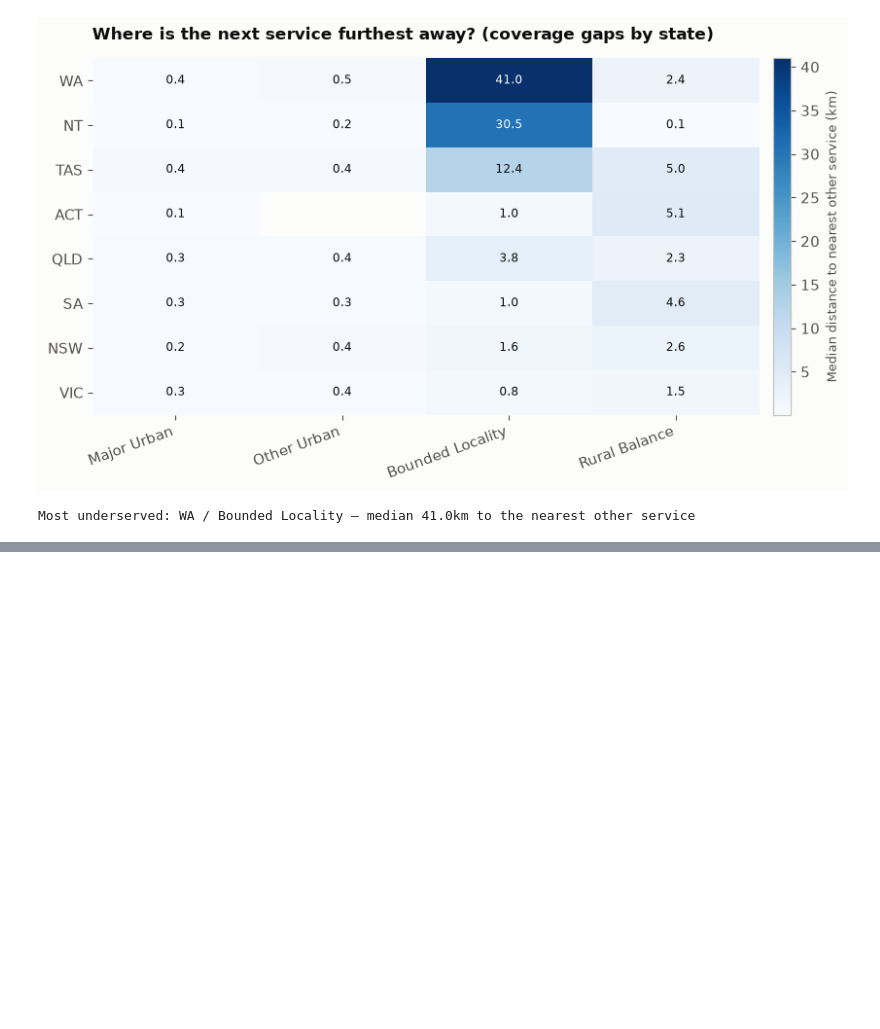
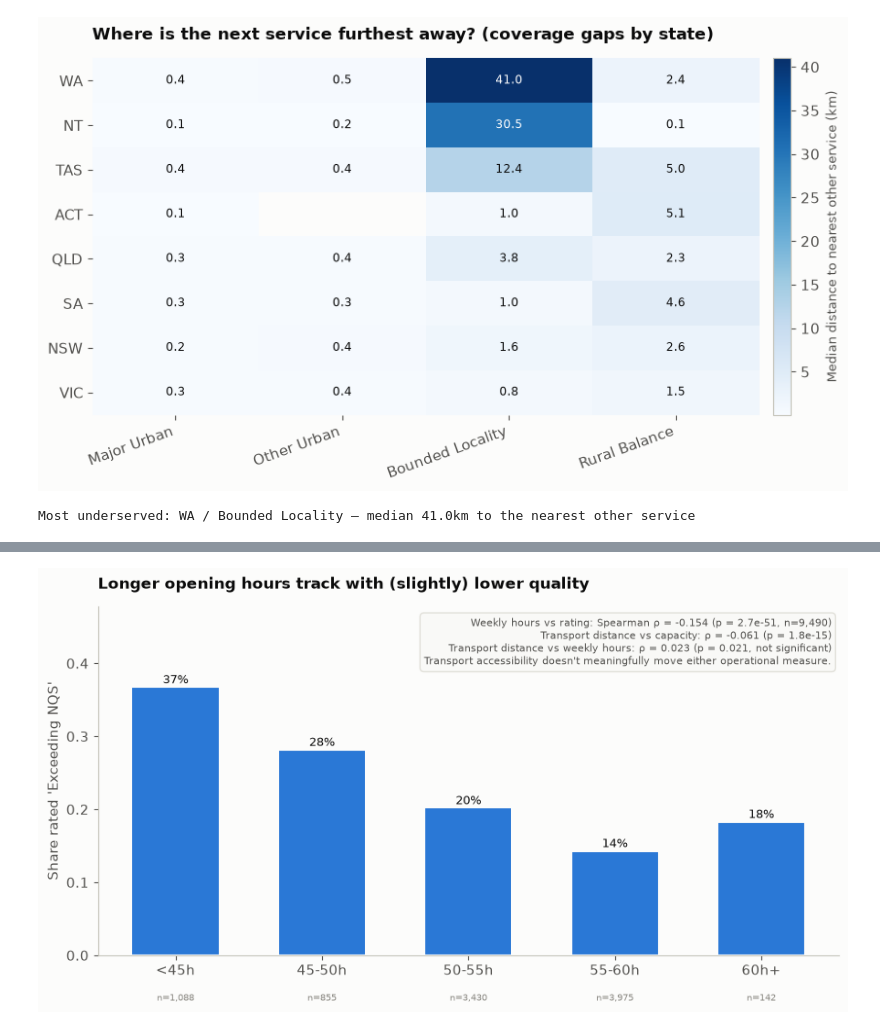
Before and after one commit to martvanhoorn2003-svg/Mart, a Jupyter notebook: ACECQA_Service_Quality_Analysis.ipynb, the cells around one changed output, grey strips where cells are left out. Drawn from its saved outputs; the diff is of its cells as text; code cells hidden in the pictures; blank space fills up the shorter version.

```diff
--- a/ACECQA_Service_Quality_Analysis.ipynb
+++ b/ACECQA_Service_Quality_Analysis.ipynb
@@ -410,7 +395,8 @@ fig.tight_layout()
 fig.savefig(FIG_DIR / "03_quality_area_heatmap.png", dpi=200)
 plt.show()
 
-print("Weakest area nationally:", heat.mean(axis=0).idxmin())
-print("Strongest area nationally:", heat.mean(axis=0).idxmax())
+summary["weakest_quality_area_nationally"] = heat.mean(axis=0).idxmin()
+summary["strongest_quality_area_nationally"] = heat.mean(axis=0).idxmax()
+print("Weakest:", summary["weakest_quality_area_nationally"], " Strongest:", summary["strongest_quality_area_nationally"])
 # %% [output]
 [figure]
@@ -523,7 +505,7 @@ RURAL_CATEGORIES = {"Bounded Locality", "Rural Balance"}
 
 def classify_urban_rural(df):
     sos = gpd.read_file(SOS_SHAPEFILE)
-    sos = sos[sos.geometry.notna()].copy()  # drop non-spatial admin categories (Migratory, No usual address)
+    sos = sos[sos.geometry.notna()].copy()
 
     pts = gpd.GeoDataFrame(
         df[["lon", "lat"]], geometry=gpd.points_from_xy(df["lon"], df["lat"]), crs="EPSG:4326", index=df.index,
@@ -535,7 +517,7 @@ def classify_urban_rural(df):
 
     unmatched = joined["SOS_NAME21"].isna()
     if unmatched.any():
-        albers = "EPSG:3577"  # GDA2020 / Australian Albers - metres, for correct nearest-neighbour distances
+        albers = "EPSG:3577"
         nearest = gpd.sjoin_nearest(pts.loc[unmatched].to_crs(albers), sos[cols].to_crs(albers), how="left")
         nearest = nearest[~nearest.index.duplicated(keep="first")]
         joined.loc[unmatched, "SOS_NAME21"] = nearest["SOS_NAME21"]
@@ -552,6 +534,8 @@ def classify_urban_rural(df):
 df = classify_urban_rural(df)
 SOS_ORDER = ["Major Urban", "Other Urban", "Bounded Locality", "Rural Balance"]
 SOS_COLORS = {"Major Urban": SEQ_BLUE[5], "Other Urban": SEQ_BLUE[3], "Bounded Locality": CAT["orange"], "Rural Balance": CAT["red"]}
+summary["urban_rural_counts"] = df["UrbanRural"].value_counts(dropna=False).to_dict()
+summary["sos_category_counts"] = df["SOS_Category"].value_counts(dropna=False).to_dict()
 df["SOS_Category"].value_counts(dropna=False)
 # %% [output]
 SOS_Category
@@ -705,2 +851,56 @@ Most underserved: WA / Bounded Locality — median 41.0km to the nearest other s
+# %%
+
+d13 = df[df["OverallRating"].notna() & df["WeeklyHours"].notna()].copy()
+d13["OverallRating"] = d13["OverallRating"].astype(str)
+d13 = d13[d13["OverallRating"] != NOT_YET_ASSESSED]
+d13 = d13[d13["WeeklyHours"].between(1, 100)]
+d13["rating_code"] = d13["OverallRating"].map({v: i for i, v in enumerate(RATING_ORDER_SUBSTANTIVE)})
+
+bins13 = [0, 45, 50, 55, 60, 100]
+labels13 = ["<45h", "45-50h", "50-55h", "55-60h", "60h+"]
+d13["hours_bin"] = pd.cut(d13["WeeklyHours"], bins=bins13, labels=labels13)
+props13 = d13.groupby("hours_bin", observed=True)["OverallRating"].apply(lambda s: (s == "Exceeding NQS").mean())
+counts13 = d13["hours_bin"].value_counts().reindex(labels13)
+
+rho_hours, p_hours = stats.spearmanr(d13["WeeklyHours"], d13["rating_code"])
+
+cap13 = df.dropna(subset=["NumberOfApprovedPlaces"])
+cap13 = cap13[~cap13["train_dist_outlier"]]
+rho_cap, p_cap = stats.spearmanr(cap13["DistanceToTrainStation_km"], cap13["NumberOfApprovedPlaces"])
+
+hrs13 = df.dropna(subset=["WeeklyHours"])
+hrs13 = hrs13[~hrs13["train_dist_outlier"] & hrs13["WeeklyHours"].between(1, 100)]
+rho_transport_hours, p_transport_hours = stats.spearmanr(hrs13["DistanceToTrainStation_km"], hrs13["WeeklyHours"])
+
+ymax13 = max(props13.max() * 1.3, 0.05)
+fig, ax = plt.subplots(figsize=(9, 5))
+bars = ax.bar(labels13, props13.reindex(labels13).values, color=CAT["blue"], width=0.6, edgecolor=SURFACE, linewidth=1.5)
+for bar, lbl in zip(bars, labels13):
+    ax.text(bar.get_x() + bar.get_width() / 2, bar.get_height() + 0.005, f"{bar.get_height():.0%}", ha="center", fontsize=9, color=INK_PRIMARY)
+    ax.text(bar.get_x() + bar.get_width() / 2, -0.13 * ymax13, f"n={counts13[lbl]:,}", ha="center", fontsize=7.5, color=INK_MUTED)
+ax.set_ylim(0, ymax13)
+ax.set_ylabel("Share rated 'Exceeding NQS'")
+ax.set_title("Longer opening hours track with (slightly) lower quality", fontsize=12.5, fontweight="bold", color=INK_PRIMARY, loc="left", pad=14)
+ax.text(0.99, 0.97,
+        f"Weekly hours vs rating: Spearman ρ = {rho_hours:.3f} (p = {p_hours:.2g}, n={len(d13):,})\n"
+        f"Transport distance vs capacity: ρ = {rho_cap:.3f} (p = {p_cap:.2g})\n"
+        f"Transport distance vs weekly hours: ρ = {rho_transport_hours:.3f} (p = {p_transport_hours:.2g}, not significant)\n"
+        "Transport accessibility doesn't meaningfully move either operational measure.",
+        transform=ax.transAxes, ha="right", va="top", fontsize=8, color=INK_SECONDARY,
+        bbox=dict(boxstyle="round,pad=0.4", facecolor="#f9f9f7", edgecolor=GRIDLINE))
+for spine in ["top", "right"]:
+    ax.spines[spine].set_visible(False)
+ax.spines["left"].set_color(BASELINE); ax.spines["bottom"].set_color(BASELINE)
+fig.tight_layout()
+fig.savefig(FIG_DIR / "13_hours_vs_quality.png", dpi=200)
+plt.show()
+
+summary["hours_quality_spearman_rho"] = round(float(rho_hours), 4)
+summary["hours_quality_spearman_p"] = float(p_hours)
+summary["transport_capacity_spearman_rho"] = round(float(rho_cap), 4)
+summary["transport_hours_spearman_rho"] = round(float(rho_transport_hours), 4)
+summary["transport_hours_spearman_p"] = float(p_transport_hours)
+# %% [output]
+[figure, added]
 # %% [markdown]
 
```
Also changed, not shown: parts of 36 cells of this notebook, 7 other files.
